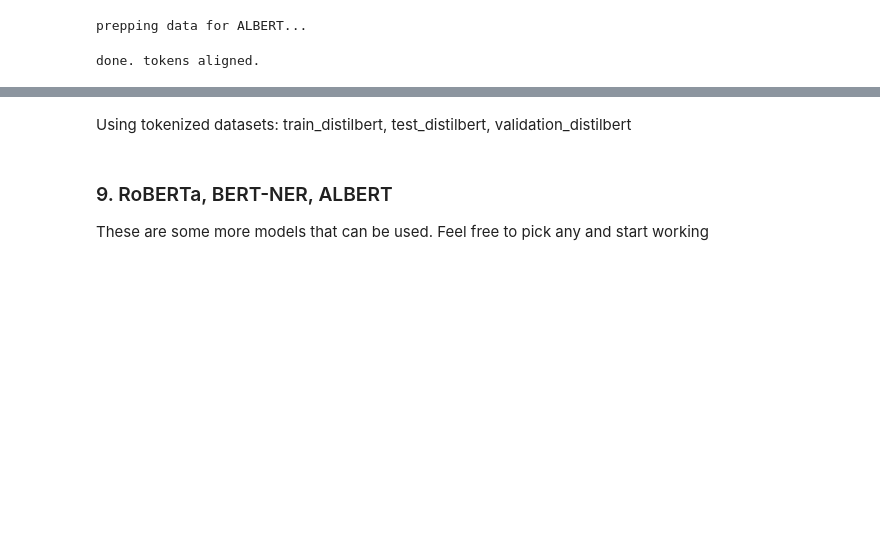
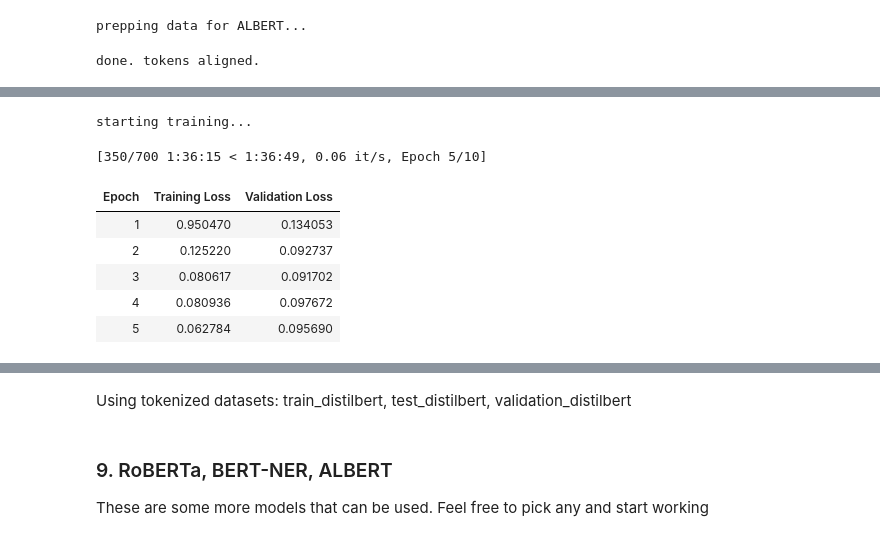
Before and after one commit to Mohammad-CodeVoyager/Legal-document-redaction-NER-, a Jupyter notebook: legal_doc_redaction.ipynb, the cells around one changed output, grey strips where cells are left out. Drawn from its saved outputs; the diff is of its cells as text; code cells hidden in the pictures; blank space fills up the shorter version.

```diff
--- a/legal_doc_redaction.ipynb
+++ b/legal_doc_redaction.ipynb
@@ -1185,0 +1202,72 @@ validation_legalbert = preprocess_data(df_validation, tokenizer_albert)
+# %%
+import os
+from transformers import (
+    AutoModelForTokenClassification,
+    TrainingArguments,
+    Trainer,
+    DataCollatorForTokenClassification,
+    EarlyStoppingCallback
+)
+
+# Initialize model
+model = AutoModelForTokenClassification.from_pretrained(
+    "albert-base-v2",
+    num_labels=len(label_list),
+    id2label=id2label,
+    label2id=label2id
+)
+
+# Training args (Early stopping requires eval+save each epoch + load best)
+args = TrainingArguments(
+    output_dir="albert-ner",
+    eval_strategy="epoch",
+    save_strategy="epoch",             # must save checkpoints for early stopping / best model
+    load_best_model_at_end=True,
+    metric_for_best_model="eval_loss",
+    greater_is_better=False,
+
+    learning_rate=2e-5,
+    warmup_ratio=0.1,
+    per_device_train_batch_size=16,
+    per_device_eval_batch_size=16,
+    num_train_epochs=10,               # allow early stopping to stop early
+    weight_decay=0.01,
+
+    logging_strategy="steps",
+    logging_steps=50,
+
+    save_total_limit=2,
+    report_to="none"
+)
+
+# Trainer
+trainer = Trainer(
+    model=model,
+    args=args,
+    train_dataset=tokenized_datasets["train"],
+    eval_dataset=tokenized_datasets["validation"],
+    data_collator=DataCollatorForTokenClassification(tokenizer_albert),
+    callbacks=[EarlyStoppingCallback(early_stopping_patience=2)]
+)
+
+print("starting training...")
+trainer.train()
+
+print("Best checkpoint:", trainer.state.best_model_checkpoint)
+
+
+best_dir = os.path.join(args.output_dir, "best_model")
+trainer.save_model(best_dir)
+tokenizer_albert.save_pretrained(best_dir)
+print("Saved best model to:", best_dir)
+
+
+metrics_albert = evaluate_model_performance(
+    trainer,
+    tokenized_datasets["test"],
+    model_name="ALBERT (Fine-tuned)"
+)
+
+print("\nfinal results:")
+display(pd.DataFrame([metrics_albert]).round(4))
+# %% [output]
@@ -1185,0 +1292,8 @@ validation_legalbert = preprocess_data(df_validation, tokenizer_albert)
+starting training...
+[350/700 1:36:15 < 1:36:49, 0.06 it/s, Epoch 5/10]
+| Epoch | Training Loss | Validation Loss |
+| 1 | 0.950470 | 0.134053 |
+| 2 | 0.125220 | 0.092737 |
+| 3 | 0.080617 | 0.091702 |
+| 4 | 0.080936 | 0.097672 |
+| 5 | 0.062784 | 0.095690 |
```
Also changed, not shown: parts of 12 cells of this notebook.
